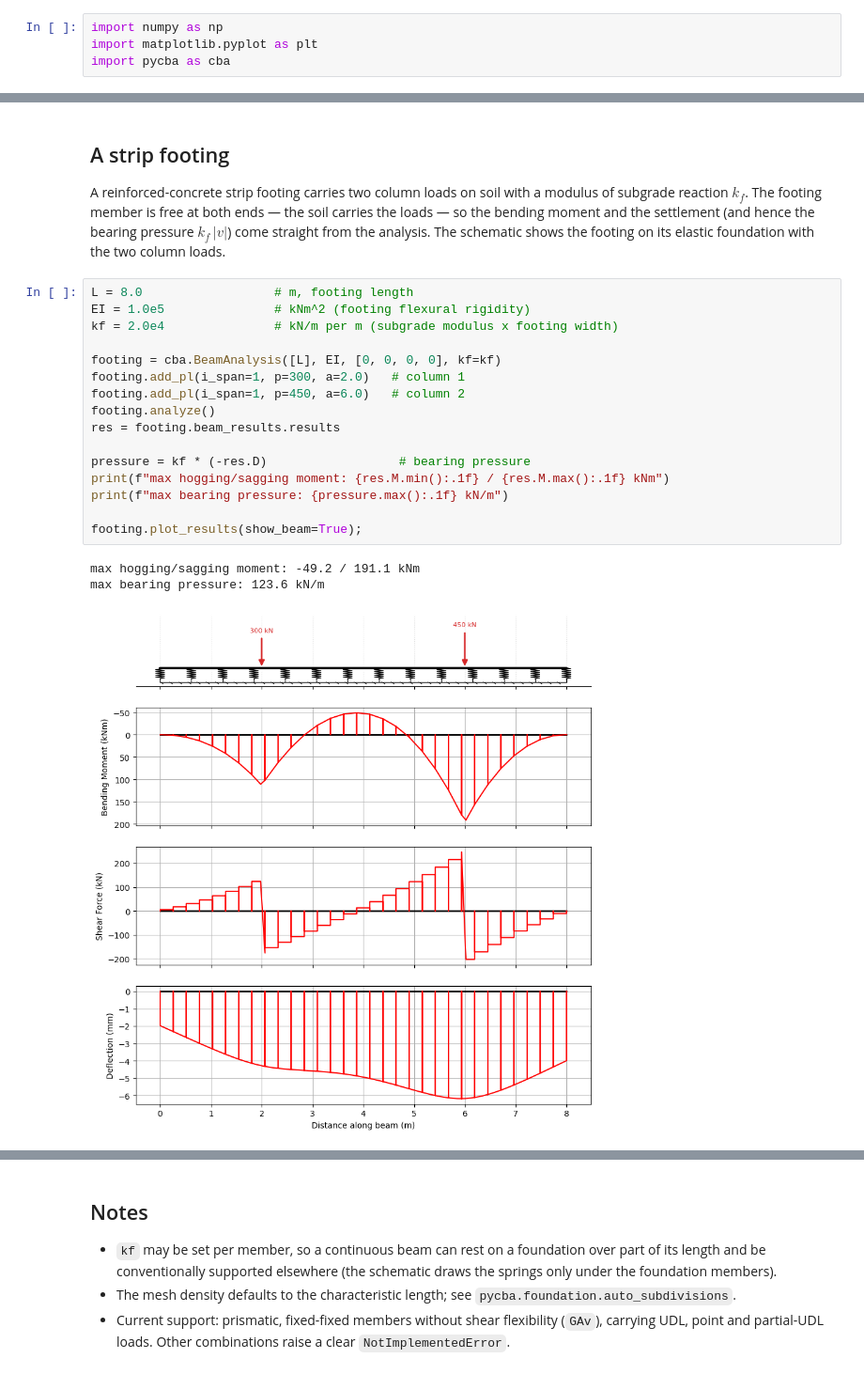
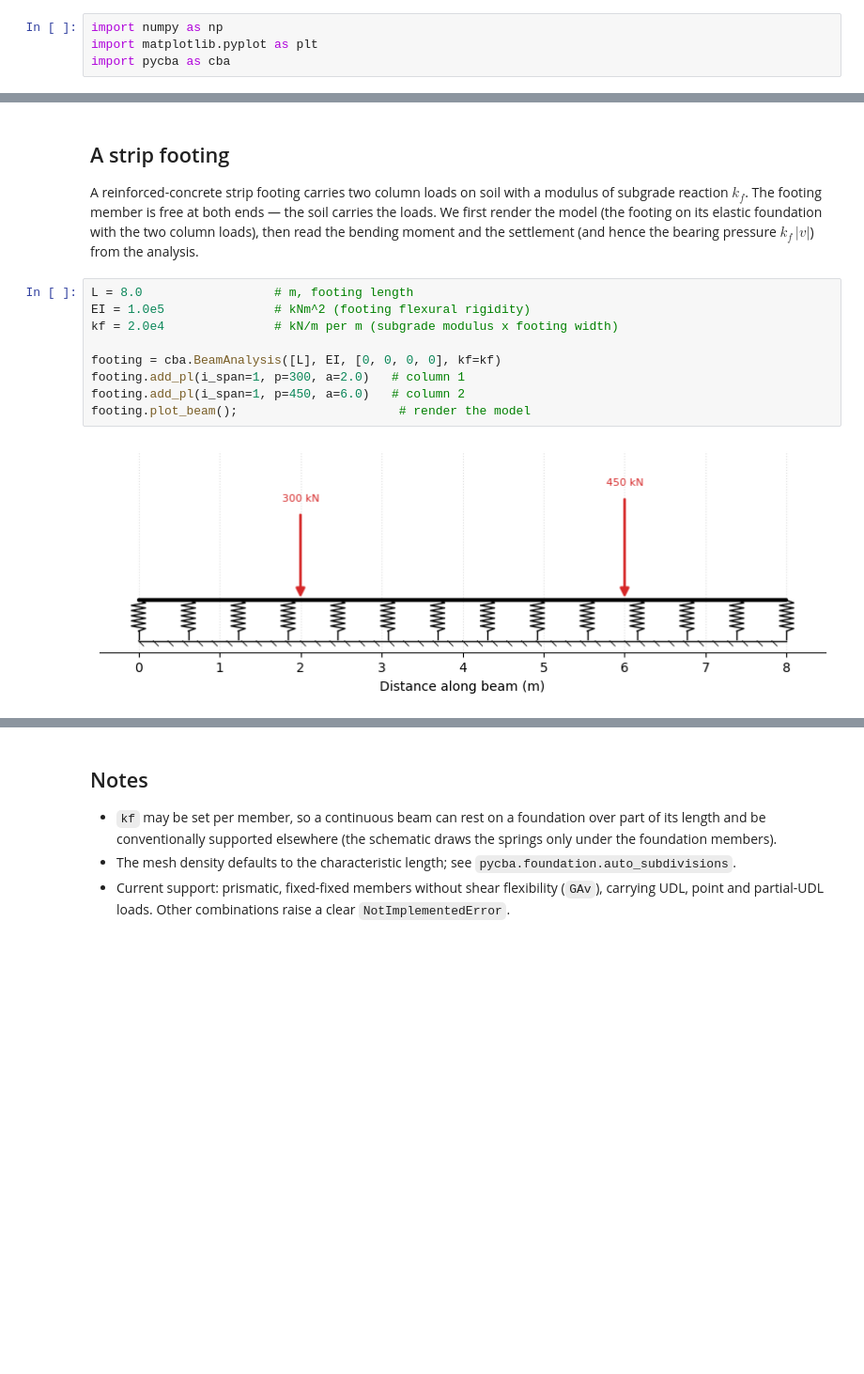
Before and after one commit to ccaprani/pycba, a Jupyter notebook: docs/source/notebooks/foundation.ipynb, the cells around one changed output, grey strips where cells are left out. Shown at 94% size. Saved outputs shown, nothing was run; the diff lists cells and outputs as text; blank space fills up the shorter version.

```diff
--- a/docs/source/notebooks/foundation.ipynb
+++ b/docs/source/notebooks/foundation.ipynb
@@ -45,24 +49,15 @@ under the load:  v0 = -0.1250  (Hetenyi -0.1250)
 # %% [markdown]
 ## A strip footing
 
-A reinforced-concrete strip footing carries two column loads on soil with a modulus of subgrade reaction $k_f$. The footing member is free at both ends — the soil carries the loads — so the bending moment and the settlement (and hence the bearing pressure $k_f\,|v|$) come straight from the analysis. The schematic shows the footing on its elastic foundation with the two column loads.
+A reinforced-concrete strip footing carries two column loads on soil with a modulus of subgrade reaction $k_f$. The footing member is free at both ends — the soil carries the loads. We first render the model (the footing on its elastic foundation with the two column loads), then read the bending moment and the settlement (and hence the bearing pressure $k_f\,|v|$) from the analysis.
 # %%
 L = 8.0                  # m, footing length
 EI = 1.0e5               # kNm^2 (footing flexural rigidity)
 kf = 2.0e4               # kN/m per m (subgrade modulus x footing width)
 
 footing = cba.BeamAnalysis([L], EI, [0, 0, 0, 0], kf=kf)
 footing.add_pl(i_span=1, p=300, a=2.0)   # column 1
 footing.add_pl(i_span=1, p=450, a=6.0)   # column 2
-footing.analyze()
-res = footing.beam_results.results
-
-pressure = kf * (-res.D)                  # bearing pressure
-print(f"max hogging/sagging moment: {res.M.min():.1f} / {res.M.max():.1f} kNm")
-print(f"max bearing pressure: {pressure.max():.1f} kN/m")
-
-footing.plot_results(show_beam=True);
+footing.plot_beam();                      # render the model
 # %% [output]
-max hogging/sagging moment: -49.2 / 191.1 kNm
-max bearing pressure: 123.6 kN/m
-[figure, old version]
+[figure, new version]
```
Also changed, not shown: parts of 4 cells of this notebook.
